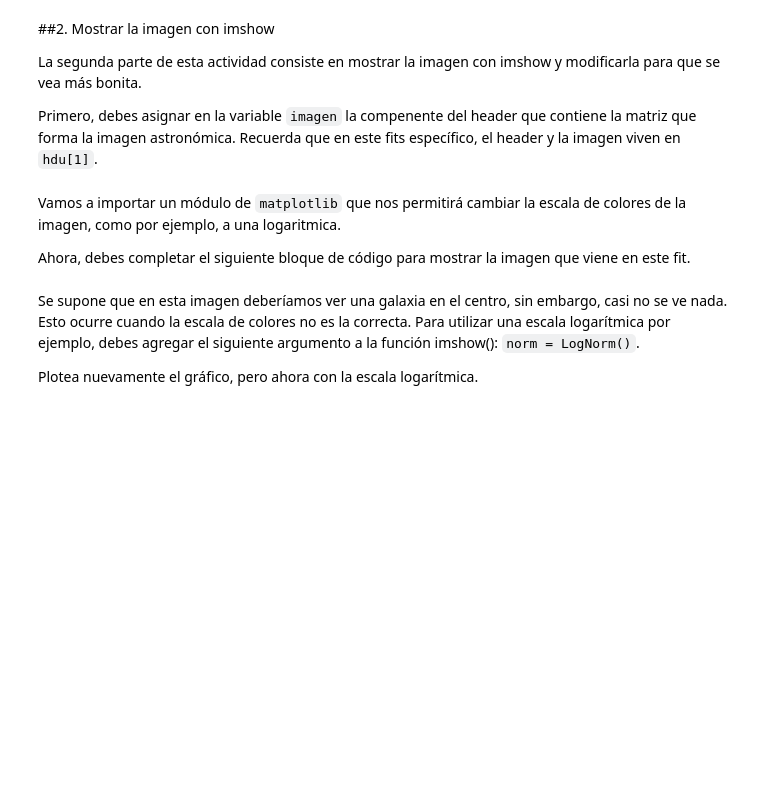
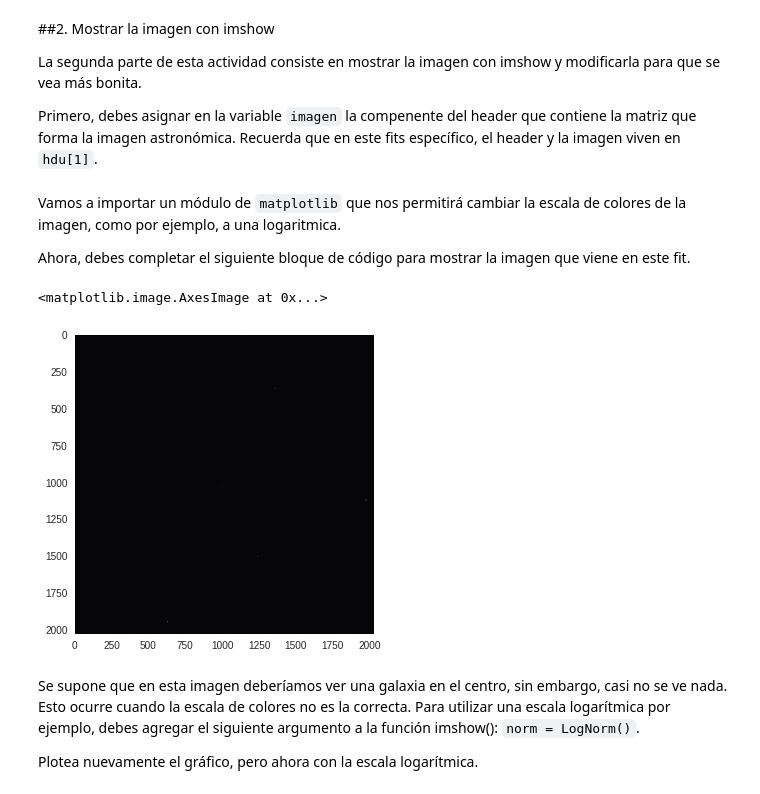
Before and after one commit to PaulaBDS/minitarea3, a Jupyter notebook: minitarea3.ipynb, the cells around one changed output. Drawn from its saved outputs; the diff is of its cells as text; code cells hidden in the pictures; blank space fills up the shorter version.

```diff
--- a/minitarea3.ipynb
+++ b/minitarea3.ipynb
@@ -122,3 +120,5 @@ imagen =
+# %%
+imagen = hdu[1].data
 # %% [markdown]
 Vamos a importar un módulo de `matplotlib` que nos permitirá cambiar la escala de colores de la imagen, como por ejemplo, a una logaritmica.
 
@@ -126,10 +126,14 @@ Ahora, debes completar el siguiente bloque de código para mostrar la imagen que
 # %%
 from matplotlib.colors import LogNorm
 
 
 
 # El siguiente comando hará que no se vean las líneas sobre la imagen
 plt.grid(b=None)
+plt.imshow(imagen,cmap='bone')
+# %% [output]
+<matplotlib.image.AxesImage at 0x...>
+[figure, added]
 # %% [markdown]
 Se supone que en esta imagen deberíamos ver una galaxia en el centro, sin embargo, casi no se ve nada. Esto ocurre cuando la escala de colores no es la correcta. Para utilizar una escala logarítmica por ejemplo, debes agregar el siguiente argumento a la función imshow(): `norm = LogNorm()`.
 
```
Also changed, not shown: parts of 4 cells of this notebook.
